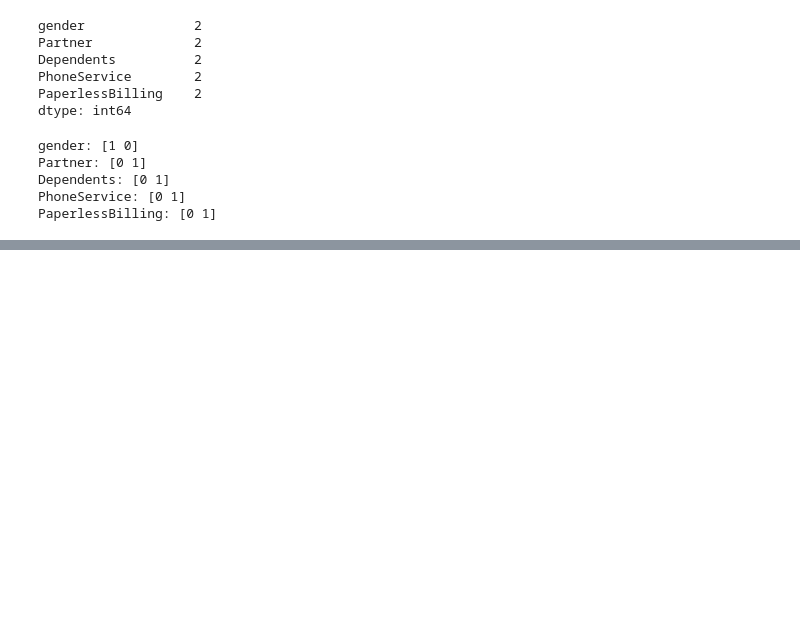
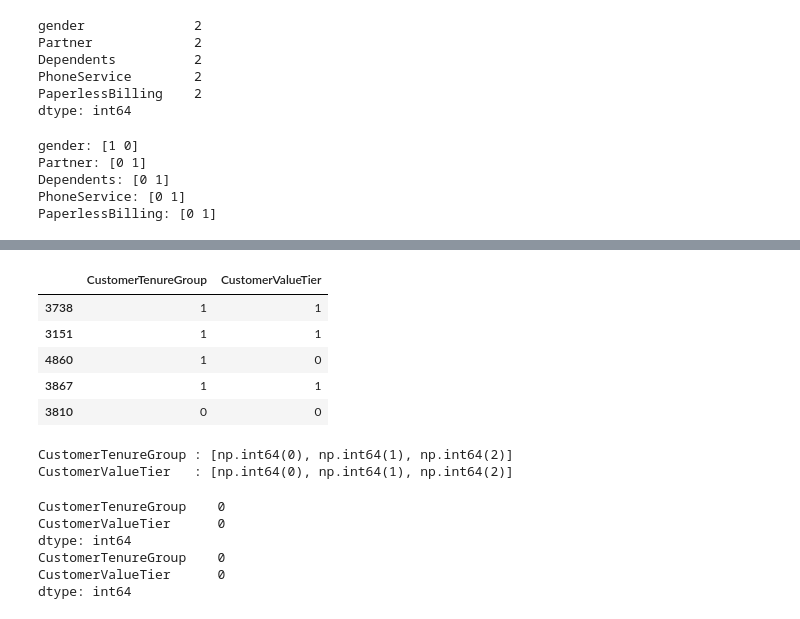
Before and after one commit to Anujjadaun97/Telco-Customer-Churn-Prediction, a Jupyter notebook: notebooks/05_model_training.ipynb, the cells around one changed output, grey strips where cells are left out. Drawn from its saved outputs; the diff is of its cells as text; code cells hidden in the pictures; blank space fills up the shorter version.

```diff
--- a/notebooks/05_model_training.ipynb
+++ b/notebooks/05_model_training.ipynb
@@ -420,0 +437,54 @@ PaperlessBilling: [0 1]
+# %%
+# Customer Tenure Group Mapping
+
+tenure_mapping = {
+    'New Customer': 0,
+    'Regular Customer': 1,
+    'Loyal Customer': 2
+}
+# %%
+# Customer Value Tier Mapping
+
+value_mapping = {
+    'Low Value': 0,
+    'Medium Value': 1,
+    'High Value': 2
+}
+# %%
+# Apply Ordinal Encoding
+
+X_train['CustomerTenureGroup'] = X_train['CustomerTenureGroup'].map(tenure_mapping)
+X_test['CustomerTenureGroup'] = X_test['CustomerTenureGroup'].map(tenure_mapping)
+
+X_train['CustomerValueTier'] = X_train['CustomerValueTier'].map(value_mapping)
+X_test['CustomerValueTier'] = X_test['CustomerValueTier'].map(value_mapping)
+# %%
+# Check first few rows
+
+X_train[['CustomerTenureGroup', 'CustomerValueTier']].head()
+# %% [output]
+|  | CustomerTenureGroup | CustomerValueTier |
+| 3738 | 1 | 1 |
+| 3151 | 1 | 1 |
+| 4860 | 1 | 0 |
+| 3867 | 1 | 1 |
+| 3810 | 0 | 0 |
+# %%
+print("CustomerTenureGroup :", sorted(X_train['CustomerTenureGroup'].unique()))
+print("CustomerValueTier   :", sorted(X_train['CustomerValueTier'].unique()))
+# %% [output]
+CustomerTenureGroup : [np.int64(0), np.int64(1), np.int64(2)]
+CustomerValueTier   : [np.int64(0), np.int64(1), np.int64(2)]
+# %%
+# Check for missing values after mapping
+
+print(X_train[['CustomerTenureGroup', 'CustomerValueTier']].isnull().sum())
+
+print(X_test[['CustomerTenureGroup', 'CustomerValueTier']].isnull().sum())
+# %% [output]
+CustomerTenureGroup    0
+CustomerValueTier      0
+dtype: int64
+CustomerTenureGroup    0
+CustomerValueTier      0
+dtype: int64
```
Also changed, not shown: parts of 15 cells of this notebook.
